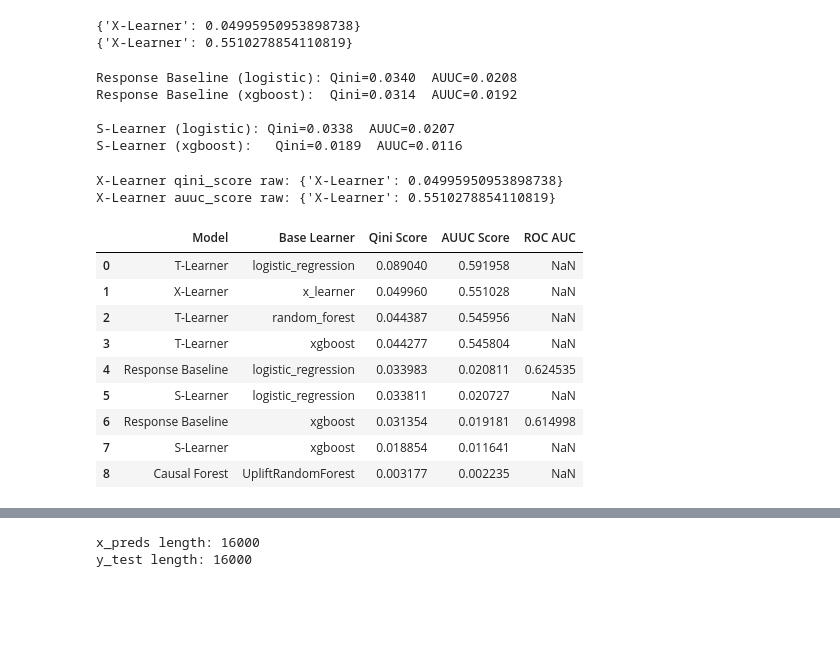
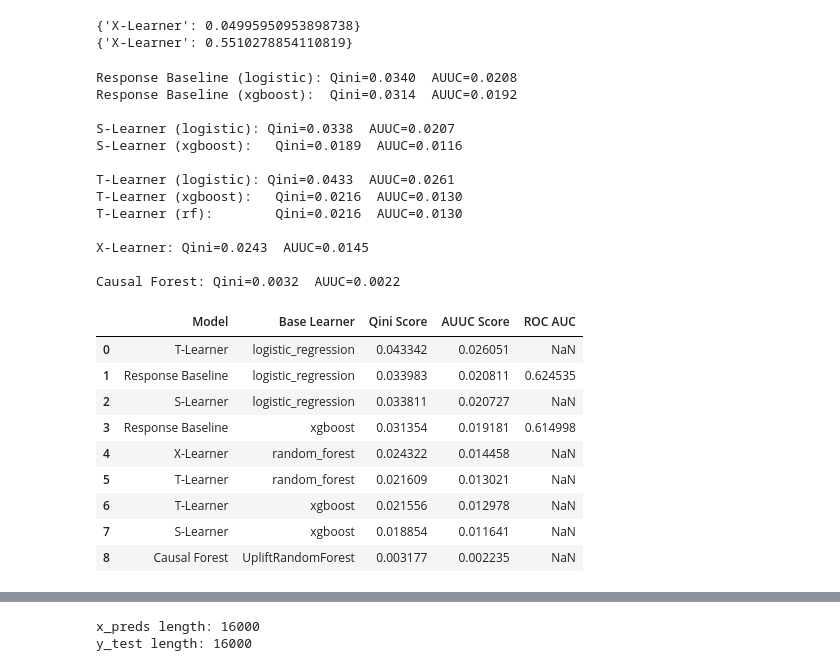
Before and after one commit to brianrp09232000/hillstrom-email-uplift-modeling, a Jupyter notebook: notebooks/10_evaluation_qini_auuc.ipynb, the cells around one changed output, grey strips where cells are left out. Saved outputs shown, nothing was run; the diff lists cells and outputs as text; code cells hidden in the pictures; blank space fills up the shorter version.

Commit message:
Fix scoring inconsistency in eval notebook: use sklift consistently for all models, clean up duplicate cells

```diff
--- a/notebooks/10_evaluation_qini_auuc.ipynb
+++ b/notebooks/10_evaluation_qini_auuc.ipynb
@@ -128,62 +107,79 @@ s_xgb_auuc = uplift_auc_score(s_preds['y_true'].values, s_preds['tau_hat_xgb'].v
 
 print(f"\nS-Learner (logistic): Qini={s_lr_qini:.4f}  AUUC={s_lr_auuc:.4f}")
 print(f"S-Learner (xgboost):   Qini={s_xgb_qini:.4f}  AUUC={s_xgb_auuc:.4f}")
+t_lgr_qini = qini_auc_score(t_preds['y_true'].values, t_preds['lgr_predicted_uplift'].values, t_preds['treatment'].values)
+t_lgr_auuc = uplift_auc_score(t_preds['y_true'].values, t_preds['lgr_predicted_uplift'].values, t_preds['treatment'].values)
+t_xgb_qini = qini_auc_score(t_preds['y_true'].values, t_preds['xgb_predicted_uplift'].values, t_preds['treatment'].values)
+t_xgb_auuc = uplift_auc_score(t_preds['y_true'].values, t_preds['xgb_predicted_uplift'].values, t_preds['treatment'].values)
+t_rf_qini = qini_auc_score(t_preds['y_true'].values, t_preds['rf_predicted_uplift'].values, t_preds['treatment'].values)
+t_rf_auuc = uplift_auc_score(t_preds['y_true'].values, t_preds['rf_predicted_uplift'].values, t_preds['treatment'].values)
+
+print(f"\nT-Learner (logistic): Qini={t_lgr_qini:.4f}  AUUC={t_lgr_auuc:.4f}")
+print(f"T-Learner (xgboost):   Qini={t_xgb_qini:.4f}  AUUC={t_xgb_auuc:.4f}")
+print(f"T-Learner (rf):        Qini={t_rf_qini:.4f}  AUUC={t_rf_auuc:.4f}")
+
+x_qini = qini_auc_score(Y_te, x_preds['tau_hat_x'].values, T_te)
+x_auuc = uplift_auc_score(Y_te, x_preds['tau_hat_x'].values, T_te)
+
+print(f"\nX-Learner: Qini={x_qini:.4f}  AUUC={x_auuc:.4f}")
+
+cf_qini = qini_auc_score(cf_preds['y_true'].values, cf_preds['cf_predicted_uplift'].values, cf_preds['treatment'].values)
+cf_auuc = uplift_auc_score(cf_preds['y_true'].values, cf_preds['cf_predicted_uplift'].values, cf_preds['treatment'].values)
+
+print(f"\nCausal Forest: Qini={cf_qini:.4f}  AUUC={cf_auuc:.4f}")
 # %% [output]
 Response Baseline (logistic): Qini=0.0340  AUUC=0.0208
 Response Baseline (xgboost):  Qini=0.0314  AUUC=0.0192
 
 S-Learner (logistic): Qini=0.0338  AUUC=0.0207
 S-Learner (xgboost):   Qini=0.0189  AUUC=0.0116
+
+T-Learner (logistic): Qini=0.0433  AUUC=0.0261
+T-Learner (xgboost):   Qini=0.0216  AUUC=0.0130
+T-Learner (rf):        Qini=0.0216  AUUC=0.0130
+
+X-Learner: Qini=0.0243  AUUC=0.0145
+
+Causal Forest: Qini=0.0032  AUUC=0.0022
-# %%
-print("X-Learner qini_score raw:", results['X-Learner']['qini_score'])
-print("X-Learner auuc_score raw:", results['X-Learner']['auuc_score'])
-# %% [output]
-X-Learner qini_score raw: {'X-Learner': 0.04995950953898738}
-X-Learner auuc_score raw: {'X-Learner': 0.5510278854110819}
 # %%
 rows = [
     {'Model': 'Response Baseline', 'Base Learner': 'logistic_regression',
      'Qini Score': rb_lgr_qini, 'AUUC Score': rb_lgr_auuc,
      'ROC AUC': results['Response Baseline']['logistic_regression']['roc_auc']},
     {'Model': 'Response Baseline', 'Base Learner': 'xgboost',
      'Qini Score': rb_xgb_qini, 'AUUC Score': rb_xgb_auuc,
      'ROC AUC': results['Response Baseline']['xgboost']['roc_auc']},
 
     {'Model': 'S-Learner', 'Base Learner': 'logistic_regression',
      'Qini Score': s_lr_qini, 'AUUC Score': s_lr_auuc, 'ROC AUC': np.nan},
     {'Model': 'S-Learner', 'Base Learner': 'xgboost',
      'Qini Score': s_xgb_qini, 'AUUC Score': s_xgb_auuc, 'ROC AUC': np.nan},
 
     {'Model': 'T-Learner', 'Base Learner': 'logistic_regression',
-     'Qini Score': results['T-Learner']['lgr_t_learner']['qini_score'],
-     'AUUC Score': results['T-Learner']['lgr_t_learner']['auuc_score'], 'ROC AUC': np.nan},
+     'Qini Score': t_lgr_qini, 'AUUC Score': t_lgr_auuc, 'ROC AUC': np.nan},
     {'Model': 'T-Learner', 'Base Learner': 'xgboost',
-     'Qini Score': results['T-Learner']['xgb_t_learner']['qini_score'],
-     'AUUC Score': results['T-Learner']['xgb_t_learner']['auuc_score'], 'ROC AUC': np.nan},
+     'Qini Score': t_xgb_qini, 'AUUC Score': t_xgb_auuc, 'ROC AUC': np.nan},
     {'Model': 'T-Learner', 'Base Learner': 'random_forest',
-     'Qini Score': results['T-Learner']['rf_t_learner']['qini_score'],
-     'AUUC Score': results['T-Learner']['rf_t_learner']['auuc_score'], 'ROC AUC': np.nan},
+     'Qini Score': t_rf_qini, 'AUUC Score': t_rf_auuc, 'ROC AUC': np.nan},
 
-    {'Model': 'X-Learner', 'Base Learner': results['X-Learner'].get('model', 'default'),
-     'Qini Score': results['X-Learner']['qini_score']['X-Learner'],
-     'AUUC Score': results['X-Learner']['auuc_score']['X-Learner'], 'ROC AUC': np.nan},
+    {'Model': 'X-Learner', 'Base Learner': 'random_forest',
+     'Qini Score': x_qini, 'AUUC Score': x_auuc, 'ROC AUC': np.nan},
 
     {'Model': 'Causal Forest', 'Base Learner': 'UpliftRandomForest',
-     'Qini Score': results['Causal Forest']['causal_forest']['qini_score'],
-     'AUUC Score': results['Causal Forest']['causal_forest']['auuc_score'], 'ROC AUC': np.nan},
+     'Qini Score': cf_qini, 'AUUC Score': cf_auuc, 'ROC AUC': np.nan},
 ]
 
 comparison_df = pd.DataFrame(rows)
 comparison_df = comparison_df.sort_values('Qini Score', ascending=False).reset_index(drop=True)
 comparison_df
 # %% [output]
 |  | Model | Base Learner | Qini Score | AUUC Score | ROC AUC |
-| 0 | T-Learner | logistic_regression | 0.089040 | 0.591958 | NaN |
-| 1 | X-Learner | x_learner | 0.049960 | 0.551028 | NaN |
-| 2 | T-Learner | random_forest | 0.044387 | 0.545956 | NaN |
-| 3 | T-Learner | xgboost | 0.044277 | 0.545804 | NaN |
-| 4 | Response Baseline | logistic_regression | 0.033983 | 0.020811 | 0.624535 |
-| 5 | S-Learner | logistic_regression | 0.033811 | 0.020727 | NaN |
-| 6 | Response Baseline | xgboost | 0.031354 | 0.019181 | 0.614998 |
+| 0 | T-Learner | logistic_regression | 0.043342 | 0.026051 | NaN |
+| 1 | Response Baseline | logistic_regression | 0.033983 | 0.020811 | 0.624535 |
+| 2 | S-Learner | logistic_regression | 0.033811 | 0.020727 | NaN |
+| 3 | Response Baseline | xgboost | 0.031354 | 0.019181 | 0.614998 |
+| 4 | X-Learner | random_forest | 0.024322 | 0.014458 | NaN |
+| 5 | T-Learner | random_forest | 0.021609 | 0.013021 | NaN |
+| 6 | T-Learner | xgboost | 0.021556 | 0.012978 | NaN |
 | 7 | S-Learner | xgboost | 0.018854 | 0.011641 | NaN |
 | 8 | Causal Forest | UpliftRandomForest | 0.003177 | 0.002235 | NaN |
```
Also changed, not shown: parts of 3 cells of this notebook.
